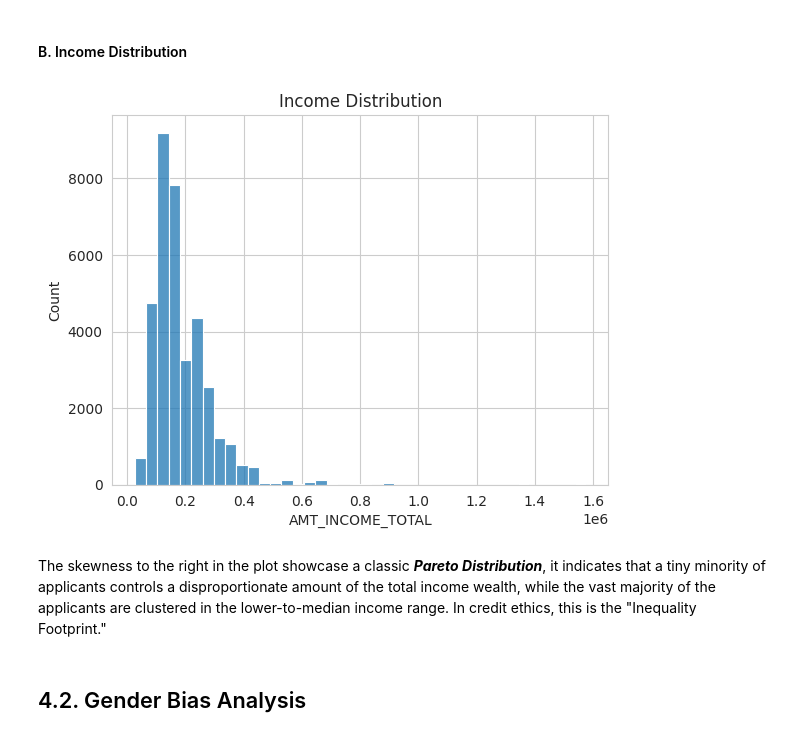
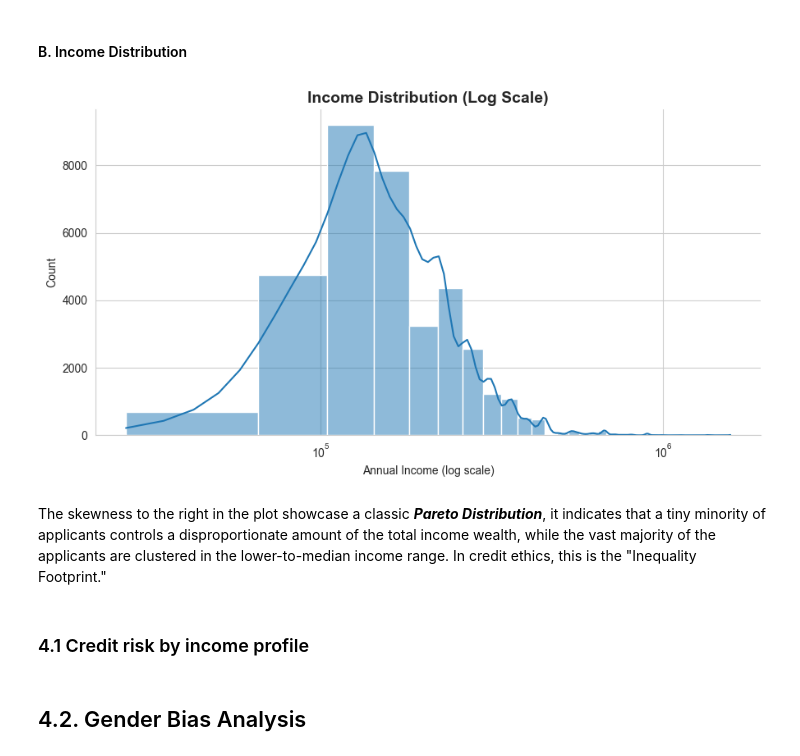
Before and after one commit to khethacs50/DS774-Group3, a Jupyter notebook: Notebooks/Post_Block_Assignment_1_EDA.ipynb, the cells around one changed output. Saved outputs shown, nothing was run; the diff lists cells and outputs as text; code cells hidden in the pictures.

```diff
--- a/Notebooks/Post_Block_Assignment_1_EDA.ipynb
+++ b/Notebooks/Post_Block_Assignment_1_EDA.ipynb
@@ -222,14 +323,29 @@ This shows class representation bias (Class Imbalance), of the total number of a
 In most credit datasets (like mortgage or business loans), men historically outnumber women. This inverse ratio (more women) strongly suggests this dataset comes from a specific domain, likely Retail Credit Cards (department stores) or Micro-finance, where women are often the primary target demographic.
 # %% [markdown]
 #### B. Income Distribution
-# %%
-sns.histplot(customer_df['AMT_INCOME_TOTAL'], bins=40)
-plt.title("Income Distribution")
-plt.show()
-# %% [output]
-[figure, removed]
+# %%
+plt.figure(figsize=(9, 5))
+
+ax = sns.histplot(
+    customer_df["AMT_INCOME_TOTAL"],
+    bins=40,
+    kde=True
+)
+
+ax.set_xscale("log")
+ax.set_title("Income Distribution (Log Scale)", fontsize=14, weight="bold")
+ax.set_xlabel("Annual Income (log scale)")
+ax.set_ylabel("Count")
+
+sns.despine()
+plt.tight_layout()
+plt.show()
+# %% [output]
+[figure, added]
 # %% [markdown]
 The skewness to the right in the plot showcase a classic ***Pareto Distribution***, it indicates that a tiny minority of applicants controls a disproportionate amount of the total income wealth, while the vast majority of the applicants are clustered in the lower-to-median income range. In credit ethics, this is the "Inequality Footprint."
+# %% [markdown]
+### 4.1 Credit risk by income profile
 # %% [markdown]
 ## 4.2. Gender Bias Analysis
 # %% [markdown]
```
Also changed, not shown: parts of 17 cells of this notebook.
